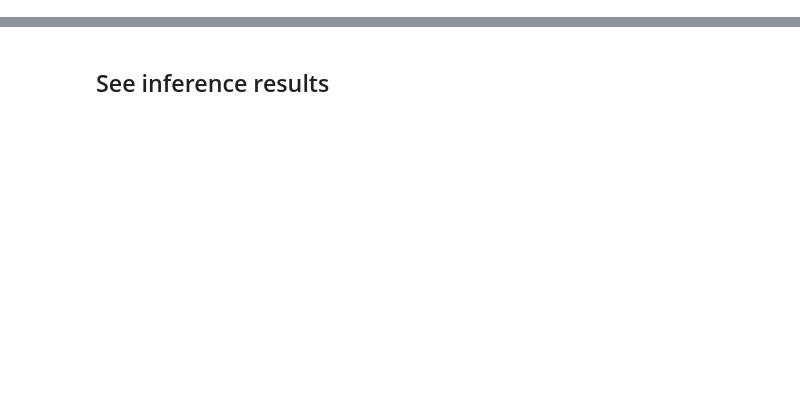
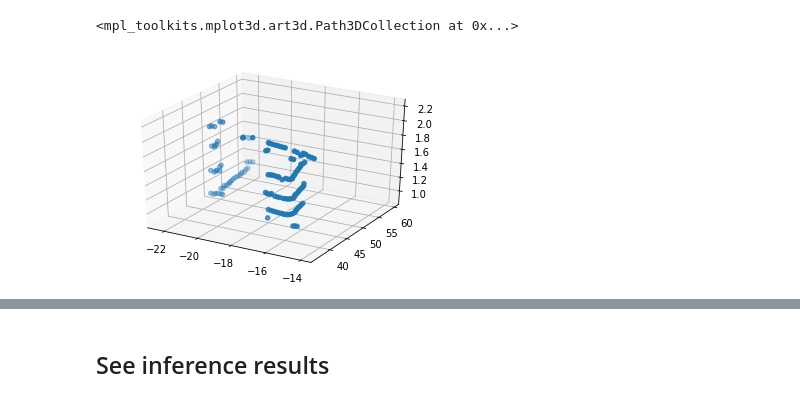
Before and after one commit to kanhua/lyft-3d-main, a Jupyter notebook: Visualize frustum from frustum-pointnet provider(kitti).ipynb, the cells around one changed output, grey strips where cells are left out. Saved outputs shown, nothing was run; the diff lists cells and outputs as text; code cells hidden in the pictures; blank space fills up the shorter version.

```diff
--- a/Visualize frustum from frustum-pointnet provider(kitti).ipynb
+++ b/Visualize frustum from frustum-pointnet provider(kitti).ipynb
@@ -94,3 +121,12 @@ plt.plot(pointset_before_transformation[:,0],pointset_before_transformation[:,2]
+# %%
+fig = plt.figure()
+ax = fig.add_subplot(111, projection='3d')
+#ax.scatter(pointset[:,0], pointset[:,2], pointset[:,1])
+ax.scatter(pointset_before_transformation[:,0],
+           pointset_before_transformation[:,2],pointset_before_transformation[:,1])
+# %% [output]
+<mpl_toolkits.mplot3d.art3d.Path3DCollection at 0x...>
+[figure, added]
 # %%
 sel_pointset=pointset[seg,:]
 fig = plt.figure()
```
Also changed, not shown: parts of 37 cells of this notebook, 4 other files.
